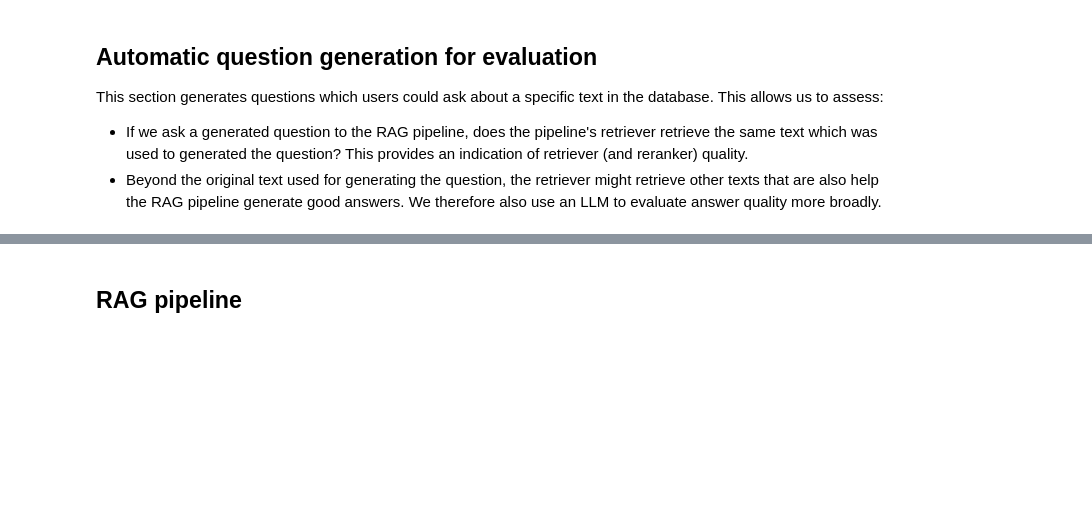
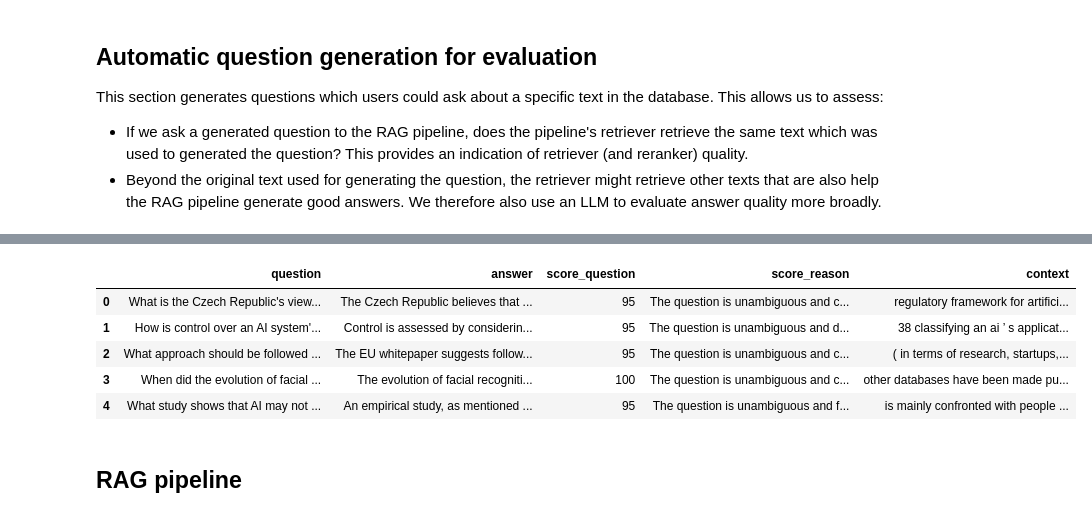
Before and after one commit to MoritzLaurer/rag-demo, a Jupyter notebook: rag_langchain_ai_law.ipynb, the cells around one changed output, grey strips where cells are left out. Cells and saved outputs as stored; diff of their text form; code cells hidden in the pictures; blank space fills up the shorter version.

```diff
--- a/rag_langchain_ai_law.ipynb
+++ b/rag_langchain_ai_law.ipynb
@@ -167,11 +163,14 @@ import random
 random.seed(42)
 
 # sample corpus for embedding
+n_sample_texts = 100
 index_random = random.sample(range(len(docs_processed)), 100)
-docs_processed_samp = [docs_processed[i] for i in index_random]
+docs_samp = [docs_processed[i] for i in index_random]
 
-# sample some contexts generate questions from
-docs_processed_for_q_generation = docs_processed_samp[:5]
+# sample a smaller set of texts to generate questions from
+n_questions = 5
+docs_for_q_generation = docs_samp[:n_questions]
+docs_for_q_generation = [doc.page_content for doc in docs_for_q_generation]
 # %% [markdown]
 ## Automatic question generation for evaluation
 
@@ -297,0 +388,39 @@ What is the EU's stance on regulating AI, and how does it aim to balance flexibi
+# %%
+# parsing the JSON output can lead to errors
+# with open-source models, which don't enforce JSON as well as OAI
+import ast
+import numpy as np
+
+#output_question_judge_dic = []
+output_question_score = []
+output_question_reason = []
+for output in question_judgement_lst:
+  try:
+    output_question_judge_dic = ast.literal_eval(output)
+    output_question_score.append(int(output_question_judge_dic["score"]))
+    output_question_reason.append(output_question_judge_dic["reason"])
+
+  except:
+    print("This JSON output could not be parsed: ", output)
+    #output_question_judge_dic.append(np.nan)
+    output_question_score.append(np.nan)
+    output_question_reason.append(np.nan)
+# %%
+import pandas as pd
+
+df_questions = pd.DataFrame({
+  "question": question_lst,
+  "answer": answer_lst,
+  "score_question": output_question_score,
+  "score_reason": output_question_reason,
+  "context": docs_for_q_generation,
+})
+
+df_questions
+# %% [output]
+|  | question | answer | score_question | score_reason | context |
+| 0 | What is the Czech Republic's view... | The Czech Republic believes that ... | 95 | The question is unambiguous and c... | regulatory framework for artifici... |
+| 1 | How is control over an AI system'... | Control is assessed by considerin... | 95 | The question is unambiguous and d... | 38 classifying an ai ’ s applicat... |
+| 2 | What approach should be followed ... | The EU whitepaper suggests follow... | 95 | The question is unambiguous and c... | ( in terms of research, startups,... |
+| 3 | When did the evolution of facial ... | The evolution of facial recogniti... | 100 | The question is unambiguous and c... | other databases have been made pu... |
+| 4 | What study shows that AI may not ... | An empirical study, as mentioned ... | 95 | The question is unambiguous and f... | is mainly confronted with people ... |
```
Also changed, not shown: parts of 15 cells of this notebook.
